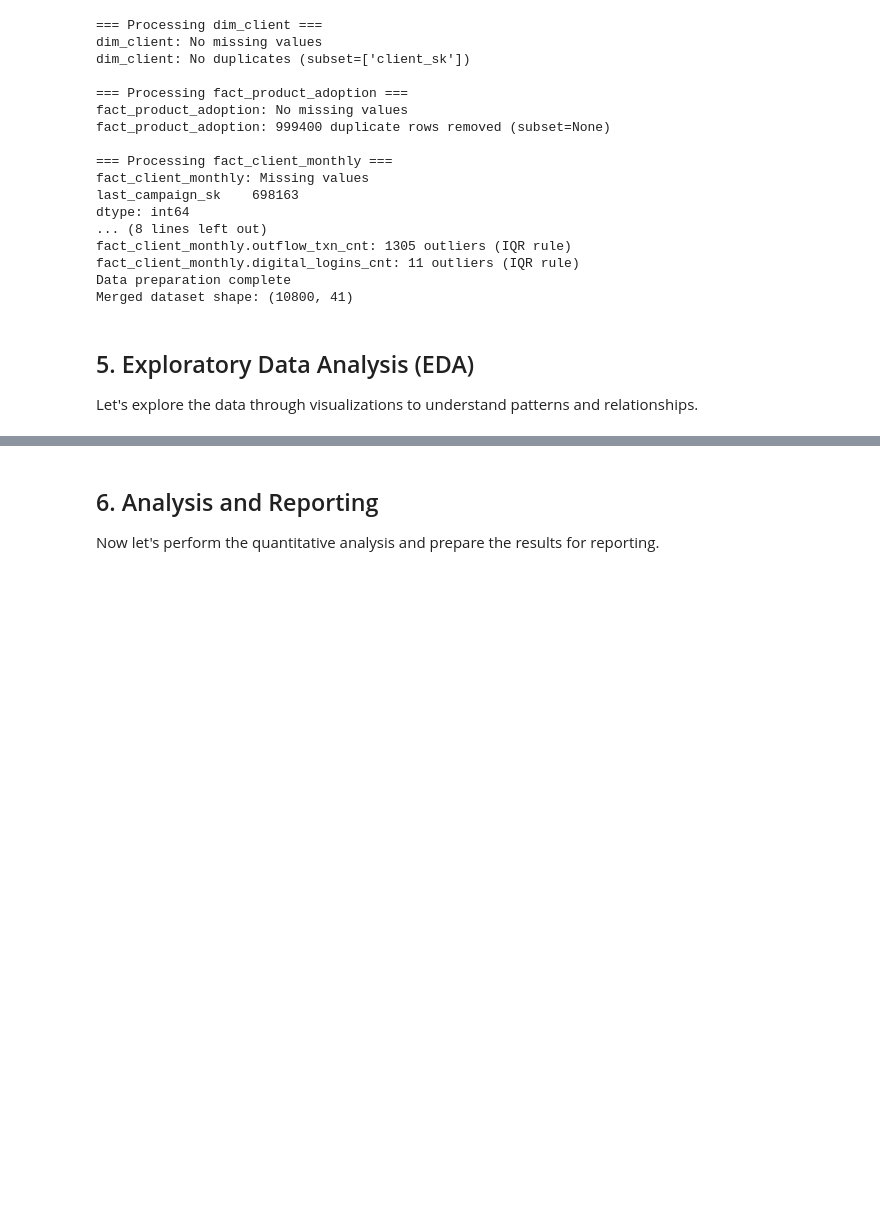
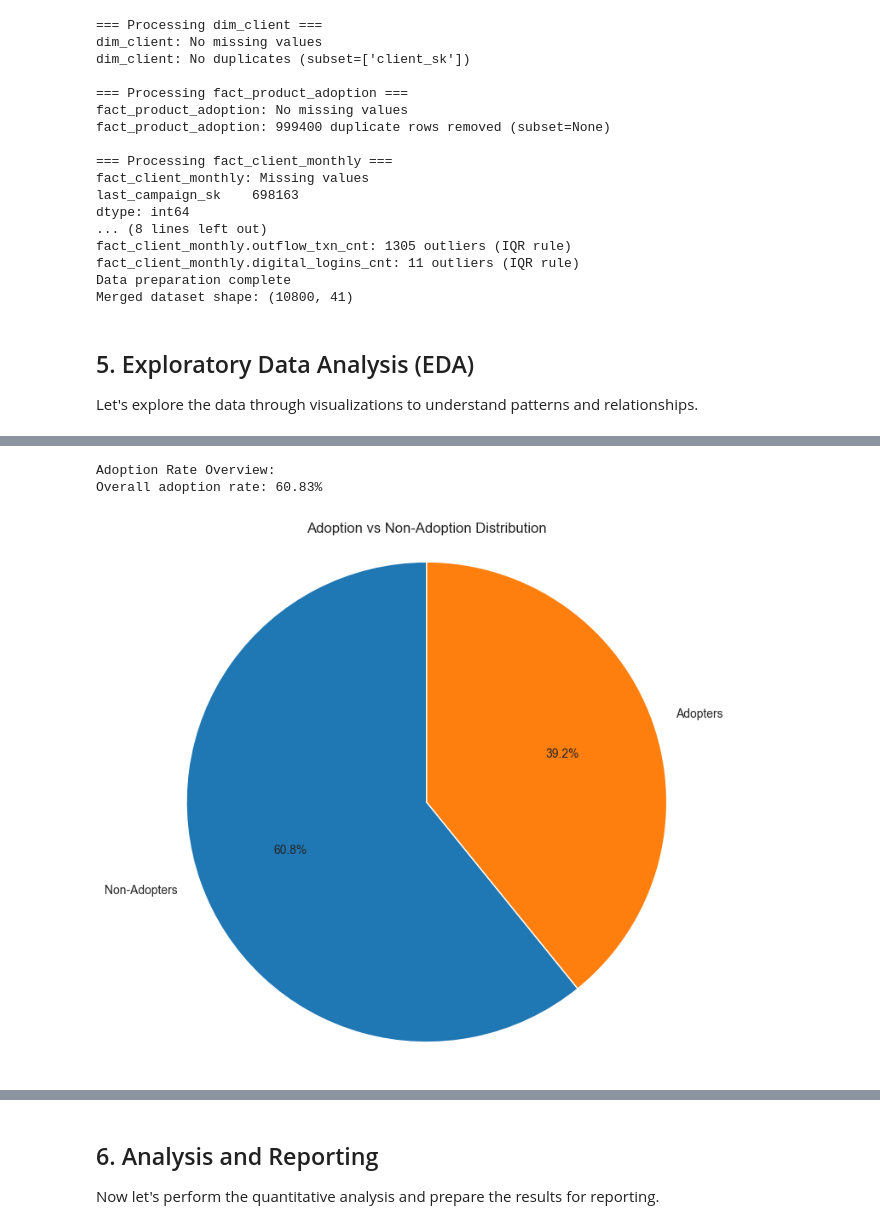
Before and after one commit to thembani47/UbuntuBankSA, a Jupyter notebook: Notebook/exploratory data analysis.ipynb, the cells around one changed output, grey strips where cells are left out. Saved outputs shown, nothing was run; the diff lists cells and outputs as text; code cells hidden in the pictures; blank space fills up the shorter version.

```diff
--- a/Notebook/exploratory data analysis.ipynb
+++ b/Notebook/exploratory data analysis.ipynb
@@ -461,0 +382,17 @@ Correlation heatmap saved to reports/visualizations/correlation_heatmap.png
+# %%
+# 1. Adoption Rate Overview
+print("Adoption Rate Overview:")
+adoption_rate = merged['adopted_flag'].mean()
+print(f"Overall adoption rate: {adoption_rate:.2%}")
+
+# Pie chart of adoption vs non-adoption
+plt.figure(figsize=(8, 8))
+adoption_counts = merged['adopted_flag'].value_counts()
+plt.pie(adoption_counts.values, labels=['Non-Adopters', 'Adopters'], autopct='%1.1f%%', startangle=90)
+plt.title('Adoption vs Non-Adoption Distribution')
+plt.axis('equal')
+plt.show()
+# %% [output]
+Adoption Rate Overview:
+Overall adoption rate: 60.83%
+[figure, added]
```
Also changed, not shown: parts of 7 cells of this notebook.
